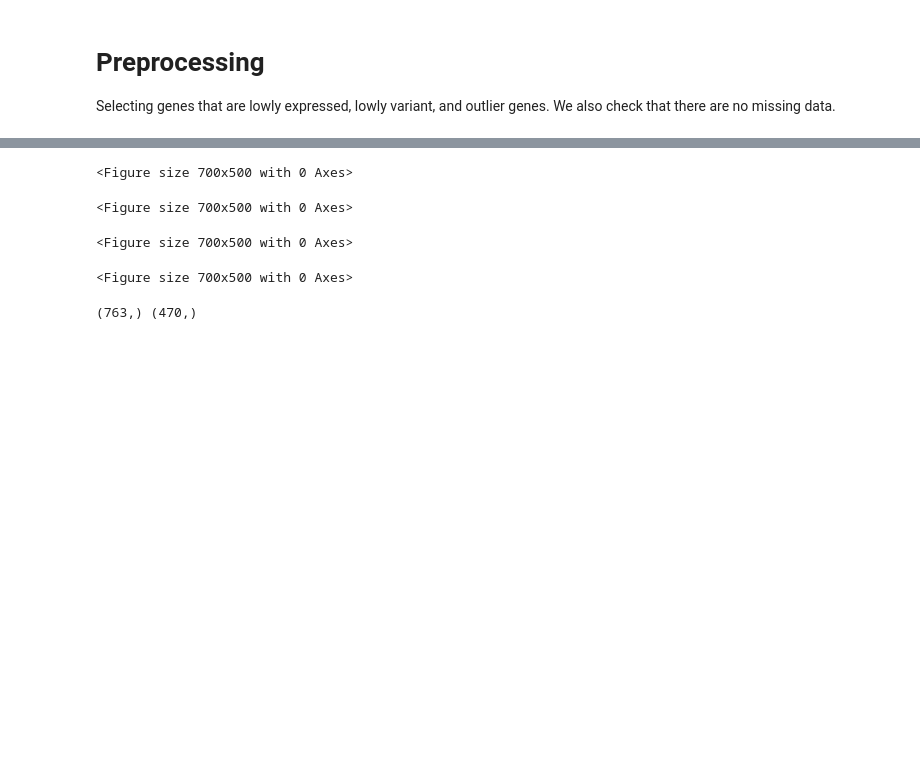
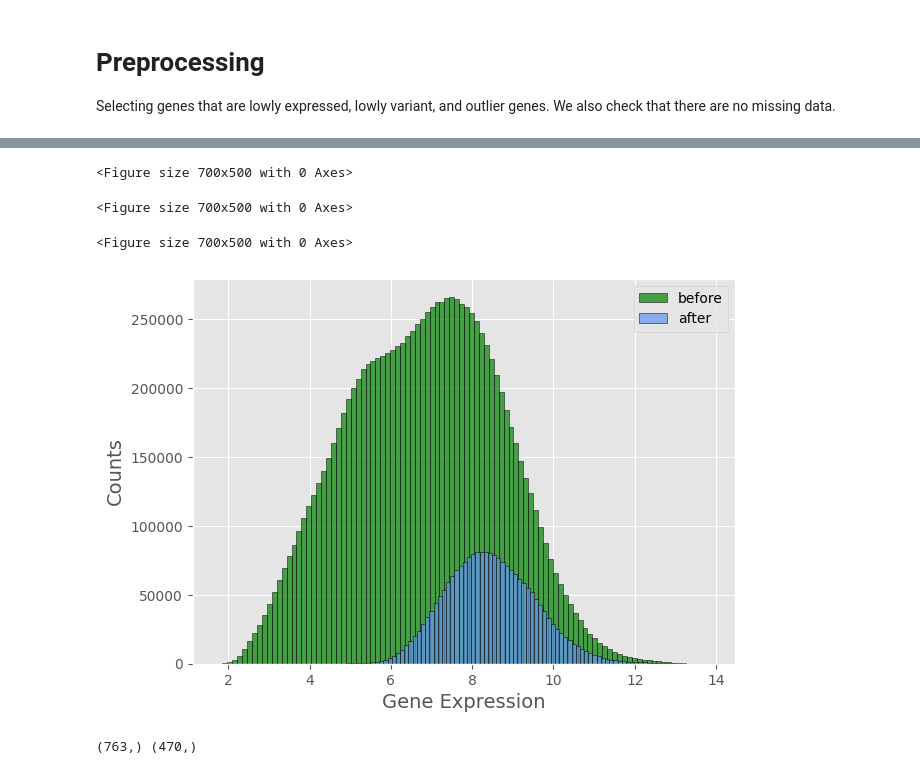
Before and after one commit to Nordest27/bitsxlamarato-medulloblastoma, a Jupyter notebook: notebooks/medulloblastoma-analysis.ipynb, the cells around one changed output, grey strips where cells are left out. Saved outputs shown, nothing was run; the diff lists cells and outputs as text; code cells hidden in the pictures; blank space fills up the shorter version.

```diff
--- a/notebooks/medulloblastoma-analysis.ipynb
+++ b/notebooks/medulloblastoma-analysis.ipynb
@@ -73,6 +59,7 @@ preprocess_pipeline(
     save_path=PROCESSED_DATA_DIR,
     per=0.2,
     cutoff=0.1,
-    alpha=0.05
+    alpha=0.05,
+    outlier_method="other"
 )
 # %% [output]
@@ -98,7 +82,7 @@ Shape of output dataset: (14403, 763)
 done preprocessing
 <Figure size 700x500 with 0 Axes>
 <Figure size 700x500 with 0 Axes>
 <Figure size 700x500 with 0 Axes>
-<Figure size 700x500 with 0 Axes>
+[figure, added]
 # %%
 # Load preprocessed gene expression data
```
Also changed, not shown: parts of 8 cells of this notebook, 2 other files.
